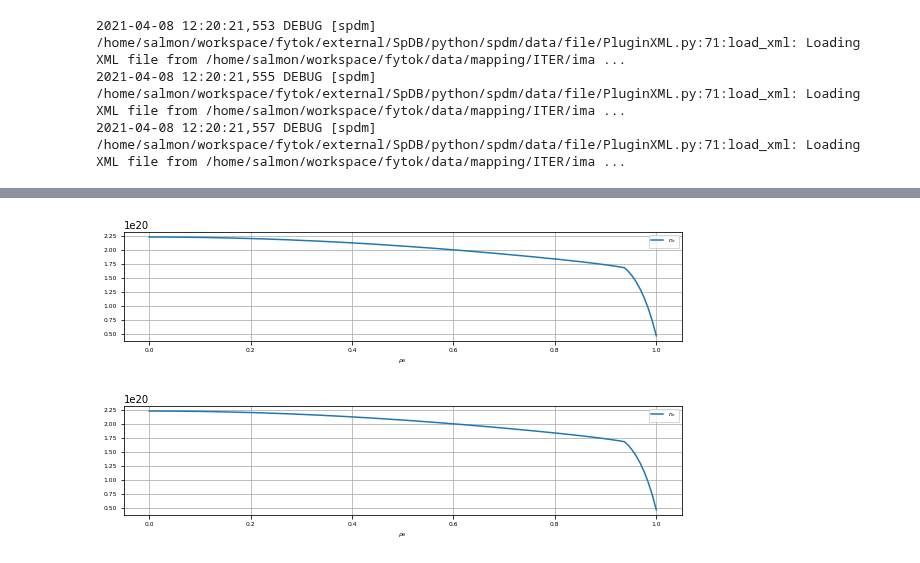
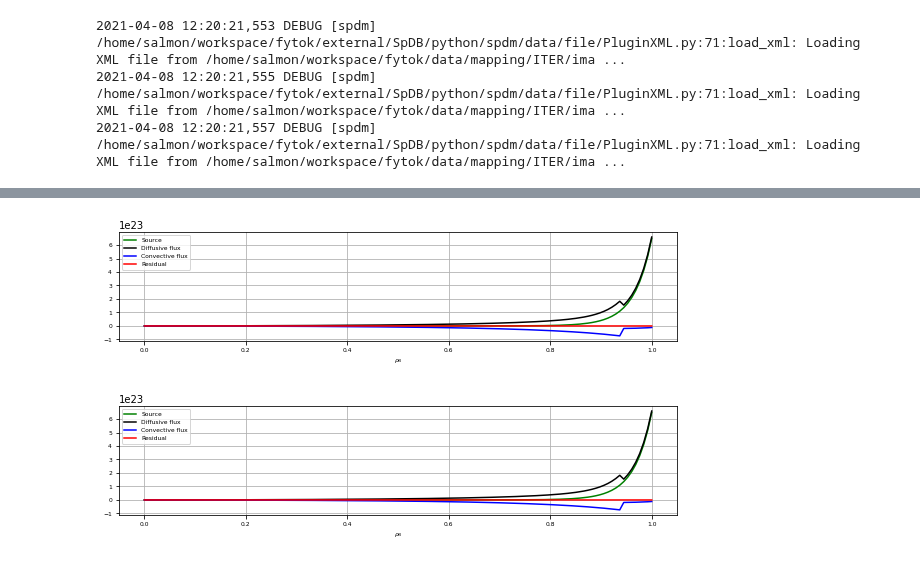
Before and after one commit to fusion-yun/fytok_old, a Jupyter notebook: examples/fytok.ipynb, the cells around one changed output, grey strips where cells are left out. Drawn from its saved outputs; the diff is of its cells as text; code cells hidden in the pictures.

```diff
--- a/examples/fytok.ipynb
+++ b/examples/fytok.ipynb
@@ -97,21 +103,13 @@ Maximum boundary residual: 0.00e+00
 # %%
-plot_profiles(
-        [
-        (tok.core_profiles.electrons.density,             r"$n_{e}$"),
-
-            # [
-            #     (tok.core_profiles.electrons.n_diff,          {"color": "green", "label": r"D"}),
-            #     (np.abs(tok.core_profiles.electrons.n_conv),  {"color": "black",  "label": r"$\left|v\right|$"}),
-            # ],
-            #  [
-            #     (tok.core_profiles.electrons.n_s_exp_flux,    {"color": "green", "label": r"Source"}),
-            #     (tok.core_profiles.electrons.n_diff_flux,     {"color": "black", "label": r"Diffusive flux"}),
-            #     (tok.core_profiles.electrons.n_conv_flux,     {"color": "blue",  "label": r"Convective flux"}),
-            #     (tok.core_profiles.electrons.n_residual,      {"color": "red",   "label": r"Residual"}),
-            # ],
-             ],
-    x_axis=(tok.core_profiles.electrons.density.x,   {"label": r"$\rho_{N}$"}),  # x axis,
-    grid=True)
+plot_profiles([
+[
+    (tok.core_profiles.electrons.n_s_exp_flux,    {"color": "green", "label": r"Source"}),
+    (tok.core_profiles.electrons.n_diff_flux,     {"color": "black", "label": r"Diffusive flux"}),
+    (tok.core_profiles.electrons.n_conv_flux,     {"color": "blue",  "label": r"Convective flux"}),
+    (tok.core_profiles.electrons.n_residual,      {"color": "red",   "label": r"Residual"}),
+]
+], x_axis=(tok.core_profiles.electrons.density.x,   {"label": r"$\rho_{N}$"}),  # x axis,
+grid=True)
 # %% [output]
-[figure, old version]
+[figure, new version]
-[figure, old version]
+[figure, new version]
```
Also changed, not shown: parts of 7 cells of this notebook, 2 other files.
